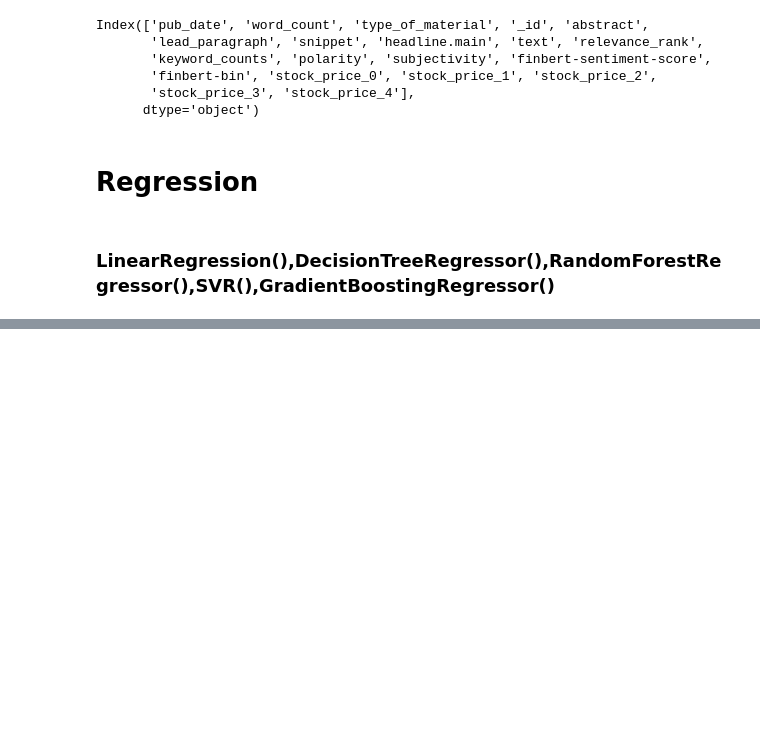
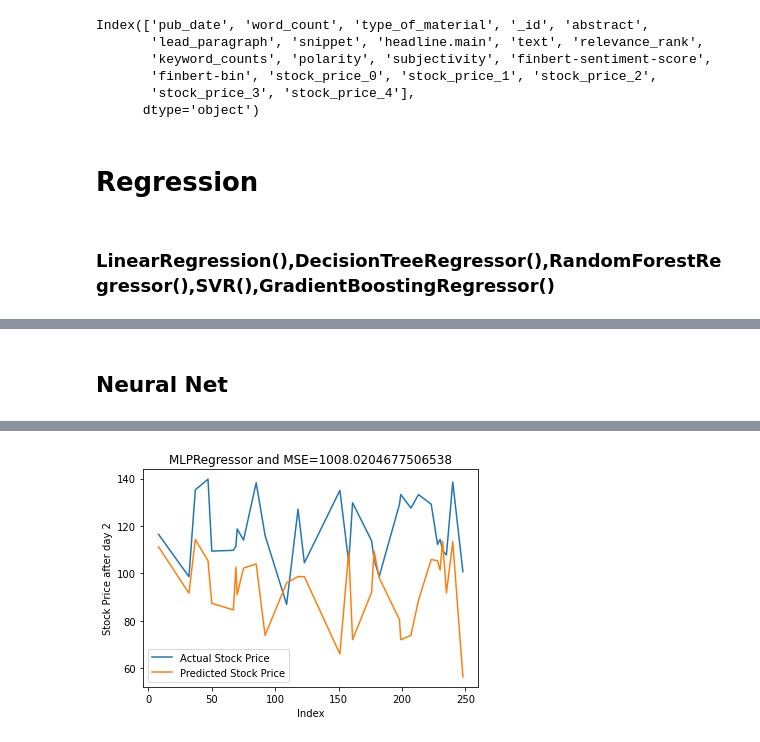
Before and after one commit to zhafen/markets-and-the-media, a Jupyter notebook: exploratory_data_analysis/Sentiment_to_Stock_Prediction_HY.ipynb, the cells around one changed output, grey strips where cells are left out. Drawn from its saved outputs; the diff is of its cells as text; code cells hidden in the pictures; blank space fills up the shorter version.

```diff
--- a/exploratory_data_analysis/Sentiment_to_Stock_Prediction_HY.ipynb
+++ b/exploratory_data_analysis/Sentiment_to_Stock_Prediction_HY.ipynb
@@ -183,0 +237,53 @@ plt.show()
+# %% [markdown]
+## Neural Net
+# %%
+import tensorflow as tf
+from tensorflow import keras
+
+#features that we want to use
+features = ['polarity', 'subjectivity', 'finbert-sentiment-score']
+
+# Define the neural network architecture
+model = tf.keras.models.Sequential([
+    tf.keras.layers.Dense(64, activation='relu', input_shape=(3,)),
+    tf.keras.layers.Dense(64, activation='relu'),
+    tf.keras.layers.Dense(1)
+])
+
+#compile the model
+model.compile(optimizer='adam', loss='mean_squared_error')
+
+# Extract independent variables (X) and dependent variable (y)
+X = media_data[features]
+nueral_net_predictions_list = []
+nueral_net_mse_list = []
+
+test = [2]
+
+for i in test:
+
+    y = media_data['stock_price_'+str(i)]
+
+    #droping rows which have NaN value for a particular column
+    media_data_test_without_NaN = media_data_test.dropna(subset=['stock_price_'+str(i)])
+
+    # Make predictions using the trained model
+    X_test = media_data_test_without_NaN[features]
+
+
+    # Fit the model to the data
+    model.fit(X, y, epochs=100, batch_size=32)  # Adjust the number of epochs and batch size as needed
+
+    nueral_net_predictions_list.append(model.predict(X_test))
+
+    # Calculate the mean squared error
+    nueral_net_mse_list.append(mean_squared_error(y_true=media_data_test_without_NaN['stock_price_'+str(i)], y_pred=predictions))
+
+    plt.plot(media_data_test_without_NaN.index, media_data_test_without_NaN['stock_price_'+str(i)], label='Actual Stock Price')
+    plt.plot(media_data_test_without_NaN.index, nueral_net_predictions_list[0], label='Predicted Stock Price')
+    plt.xlabel("Index")
+    plt.ylabel("Stock Price after day "+str(i))
+    plt.title("MLPRegressor"+ " and MSE="+str(nueral_net_mse_list[0]))
+    plt.legend() #Add a legend to show the labels
+    plt.show()
+# %% [output]
@@ -183,0 +307 @@ plt.show()
+[figure, added]
```
Also changed, not shown: parts of 6 cells of this notebook.
